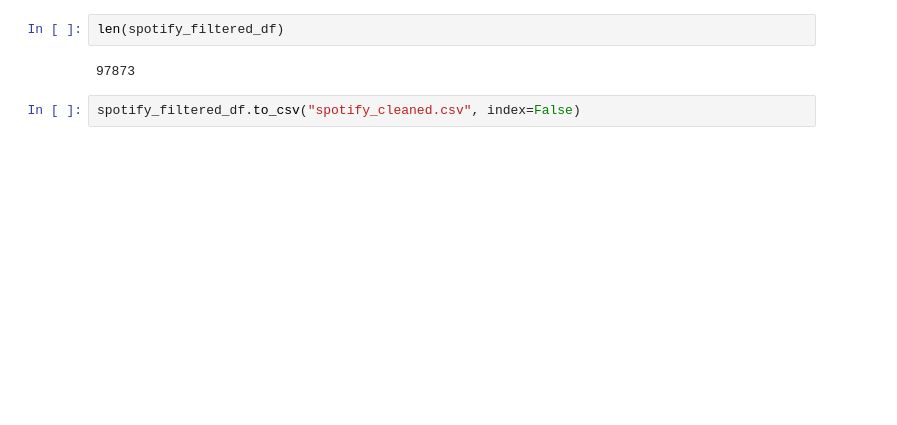
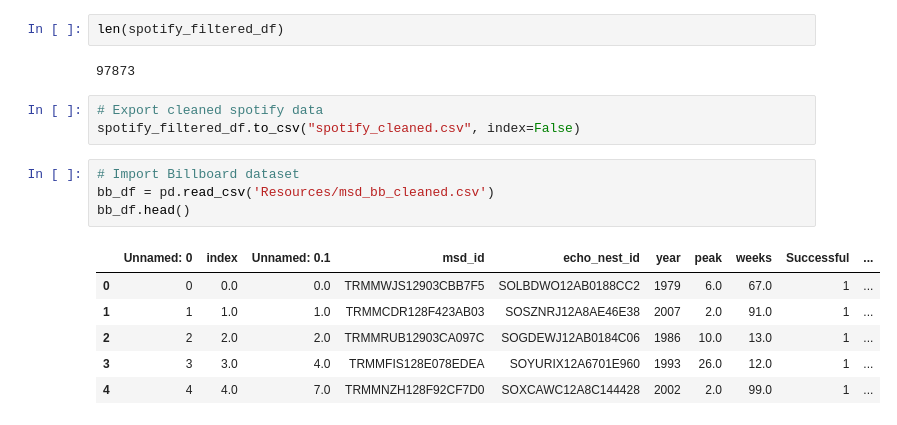
Before and after one commit to jwade688/platinum_lyric_project, a Jupyter notebook: Spotify_data_cleaned.ipynb, the cells around one changed output. Saved outputs shown, nothing was run; the diff lists cells and outputs as text; blank space fills up the shorter version.

Commit message:
Added draft of the merged data with code

```diff
--- a/Spotify_data_cleaned.ipynb
+++ b/Spotify_data_cleaned.ipynb
@@ -273,4 +268,16 @@ len(spotify_filtered_df)
 # %% [output]
 97873
 # %%
+# Export cleaned spotify data
 spotify_filtered_df.to_csv("spotify_cleaned.csv", index=False)
+# %%
+# Import Billboard dataset
+bb_df = pd.read_csv('Resources/msd_bb_cleaned.csv')
+bb_df.head()
+# %% [output]
+|  | Unnamed: 0 | index | Unnamed: 0.1 | msd_id | echo_nest_id | year | peak | weeks | Successful | ... |
+| 0 | 0 | 0.0 | 0.0 | TRMMWJS12903CBB7F5 | SOLBDWO12AB0188CC2 | 1979 | 6.0 | 67.0 | 1 | ... |
+| 1 | 1 | 1.0 | 1.0 | TRMMCDR128F423AB03 | SOSZNRJ12A8AE46E38 | 2007 | 2.0 | 91.0 | 1 | ... |
+| 2 | 2 | 2.0 | 2.0 | TRMMRUB12903CA097C | SOGDEWJ12AB0184C06 | 1986 | 10.0 | 13.0 | 1 | ... |
+| 3 | 3 | 3.0 | 4.0 | TRMMFIS128E078EDEA | SOYURIX12A6701E960 | 1993 | 26.0 | 12.0 | 1 | ... |
+| 4 | 4 | 4.0 | 7.0 | TRMMNZH128F92CF7D0 | SOXCAWC12A8C144428 | 2002 | 2.0 | 99.0 | 1 | ... |
```
Also changed, not shown: parts of 7 cells of this notebook, 2 other files.
